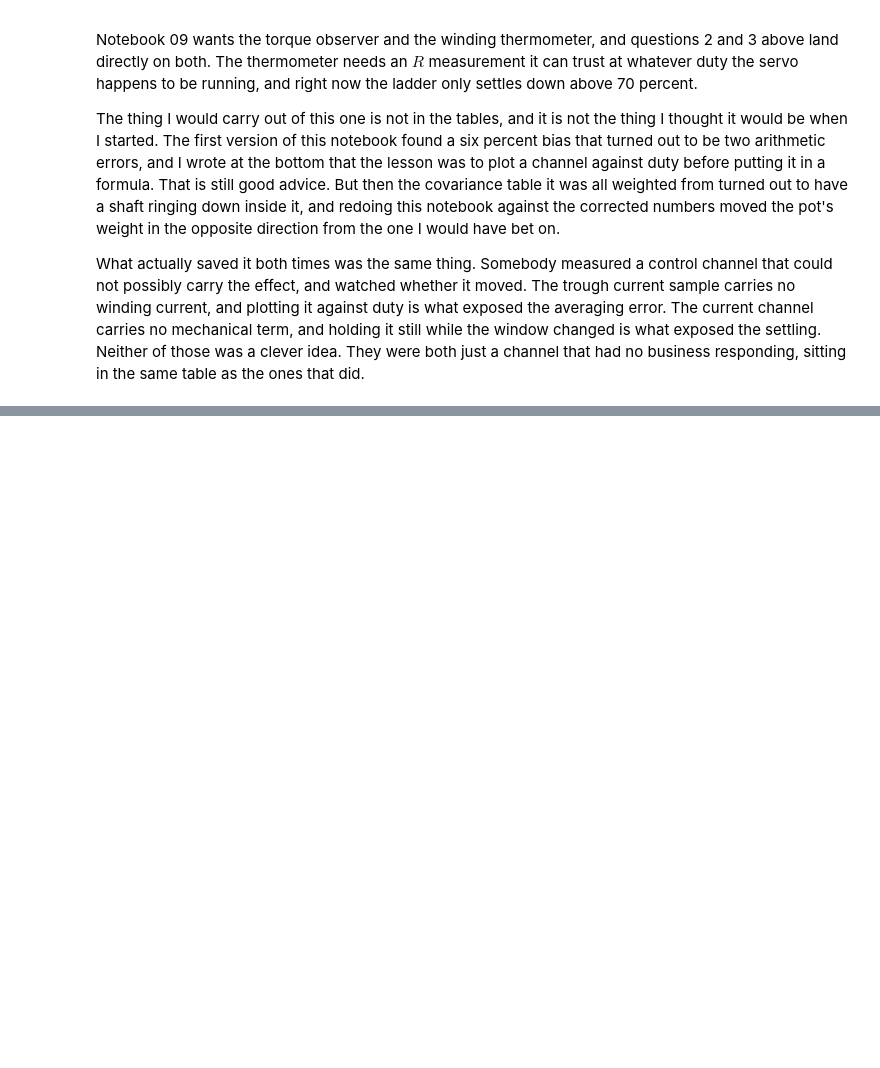
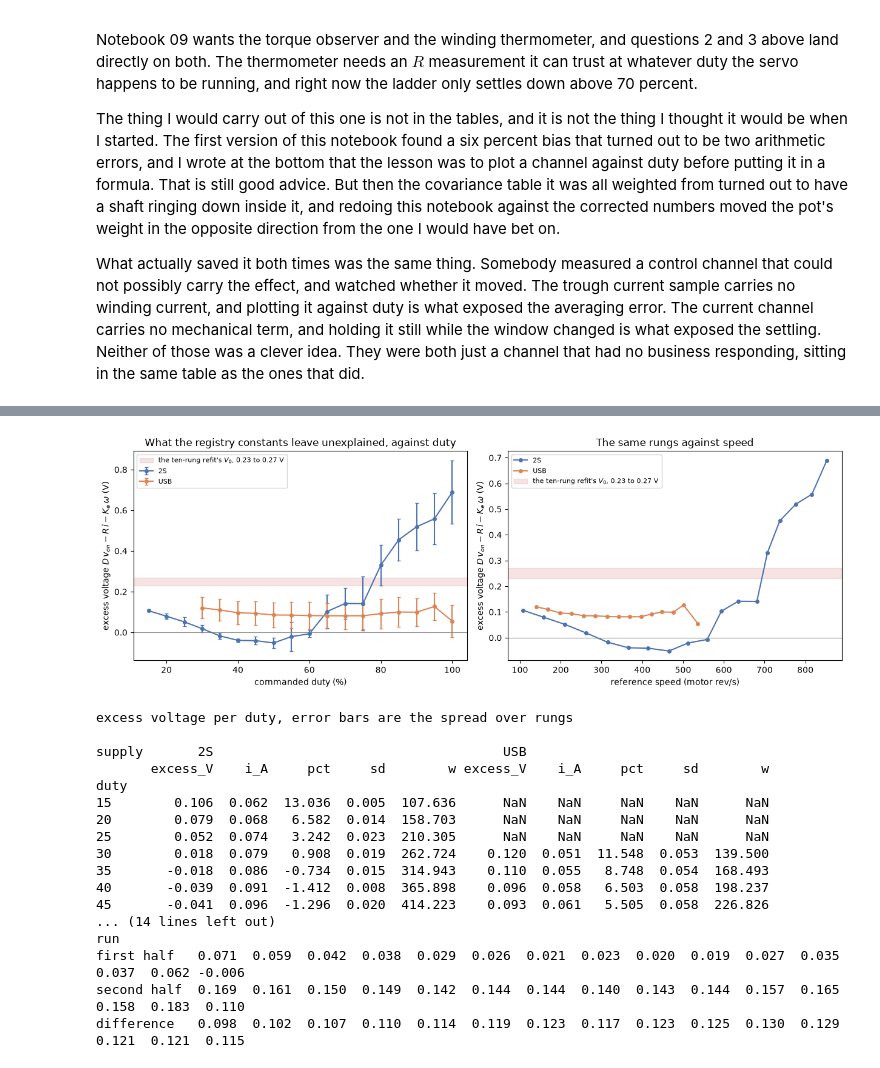
Before and after one commit to OpenServoCore/open-servo-core, a Jupyter notebook: notebooks/08-velocity-observer.ipynb, the cells around one changed output, grey strips where cells are left out. Drawn from its saved outputs; the diff is of its cells as text; code cells hidden in the pictures; blank space fills up the shorter version.

Commit message:
notebooks: 08 scores the back-emf intercept across the whole duty range (#104)

```diff
--- a/notebooks/08-velocity-observer.ipynb
+++ b/notebooks/08-velocity-observer.ipynb
@@ -1916,0 +2194,53 @@ that had no business responding, sitting in the same table as the ones that did.
+# %%
+# Model-free: the applied voltage the registry constants cannot account for, rung by rung.
+#   excess = D v_on - R i - Ke w      (R and Ke from the servo registry, w from the reference)
+# A constant loss draws a flat line here. An OFF-window loss draws a line falling to zero at 100%.
+F["excess"] = F.v_mean - R_PIN.value * F.i - KE * F.truth
+F["excess_pct"] = F.excess / (KE * F.truth) * 100
+EX = F.groupby(["supply", "duty"]).agg(w=("truth", "mean"), i_A=("i", "mean"), excess_V=("excess", "mean"),
+                                       sd=("excess", "std"), pct=("excess_pct", "mean"))
+
+fig, axes = plt.subplots(1, 2, figsize=(12.5, 4.4))
+for sup, col in (("2S", "#4c72b0"), ("USB", "#dd8452")):
+    e = EX.loc[sup]
+    axes[0].errorbar(e.index, e.excess_V, yerr=e.sd, fmt="o-", ms=4, capsize=2, color=col, label=sup)
+    axes[1].plot(e.w, e.excess_V, "o-", ms=4, color=col, label=sup)
+for ax in axes:
+    ax.axhline(0, color="#888", lw=0.8)
+    ax.axhspan(0.23, 0.27, color="#c44e52", alpha=0.15, label="the ten-rung refit's $V_0$, 0.23 to 0.27 V")
+    ax.set_ylabel("excess voltage $D\\,v_{on} - R\\,i - K_e\\,\\omega$ (V)")
+    ax.legend(fontsize=8)
+axes[0].set_xlabel("commanded duty (%)")
+axes[0].set_title("What the registry constants leave unexplained, against duty")
+axes[1].set_xlabel("reference speed (motor rev/s)")
+axes[1].set_title("The same rungs against speed")
+plt.tight_layout(); plt.show()
+
+print("excess voltage per duty, error bars are the spread over rungs\n")
+print(EX.round(3).unstack(0).swaplevel(axis=1).sort_index(axis=1).to_string())
+
+# The USB captures come in two runs of ten, and the second run sits higher at every duty.
+F["run"] = np.where(F.capture.str.split("-").str[1].astype(int) <= F.supply.map({"2S": 5, "USB": 10}), "first half", "second half")
+RUN = F[F.supply == "USB"].groupby(["run", "duty"]).excess.mean().unstack(0)
+RUN["difference"] = RUN["second half"] - RUN["first half"]
+print("\nUSB, excess voltage by capture half (captures 1-10 against 11-20), V")
+print(RUN.round(3).T.to_string())
+# %% [output]
+[figure, added]
+excess voltage per duty, error bars are the spread over rungs
+
+supply       2S                                     USB
+       excess_V    i_A     pct     sd        w excess_V    i_A     pct     sd        w
+duty
+15        0.106  0.062  13.036  0.005  107.636      NaN    NaN     NaN    NaN      NaN
+20        0.079  0.068   6.582  0.014  158.703      NaN    NaN     NaN    NaN      NaN
+25        0.052  0.074   3.242  0.023  210.305      NaN    NaN     NaN    NaN      NaN
+30        0.018  0.079   0.908  0.019  262.724    0.120  0.051  11.548  0.053  139.500
+35       -0.018  0.086  -0.734  0.015  314.943    0.110  0.055   8.748  0.054  168.493
+40       -0.039  0.091  -1.412  0.008  365.898    0.096  0.058   6.503  0.058  198.237
+45       -0.041  0.096  -1.296  0.020  414.223    0.093  0.061   5.505  0.058  226.826
+... (14 lines left out)
+run
+first half   0.071  0.059  0.042  0.038  0.029  0.026  0.021  0.023  0.020  0.019  0.027  0.035  0.037  0.062 -0.006
+second half  0.169  0.161  0.150  0.149  0.142  0.144  0.144  0.140  0.143  0.144  0.157  0.165  0.158  0.183  0.110
+difference   0.098  0.102  0.107  0.110  0.114  0.119  0.123  0.117  0.123  0.125  0.130  0.129  0.121  0.121  0.115
```
Also changed, not shown: parts of 17 cells of this notebook.
